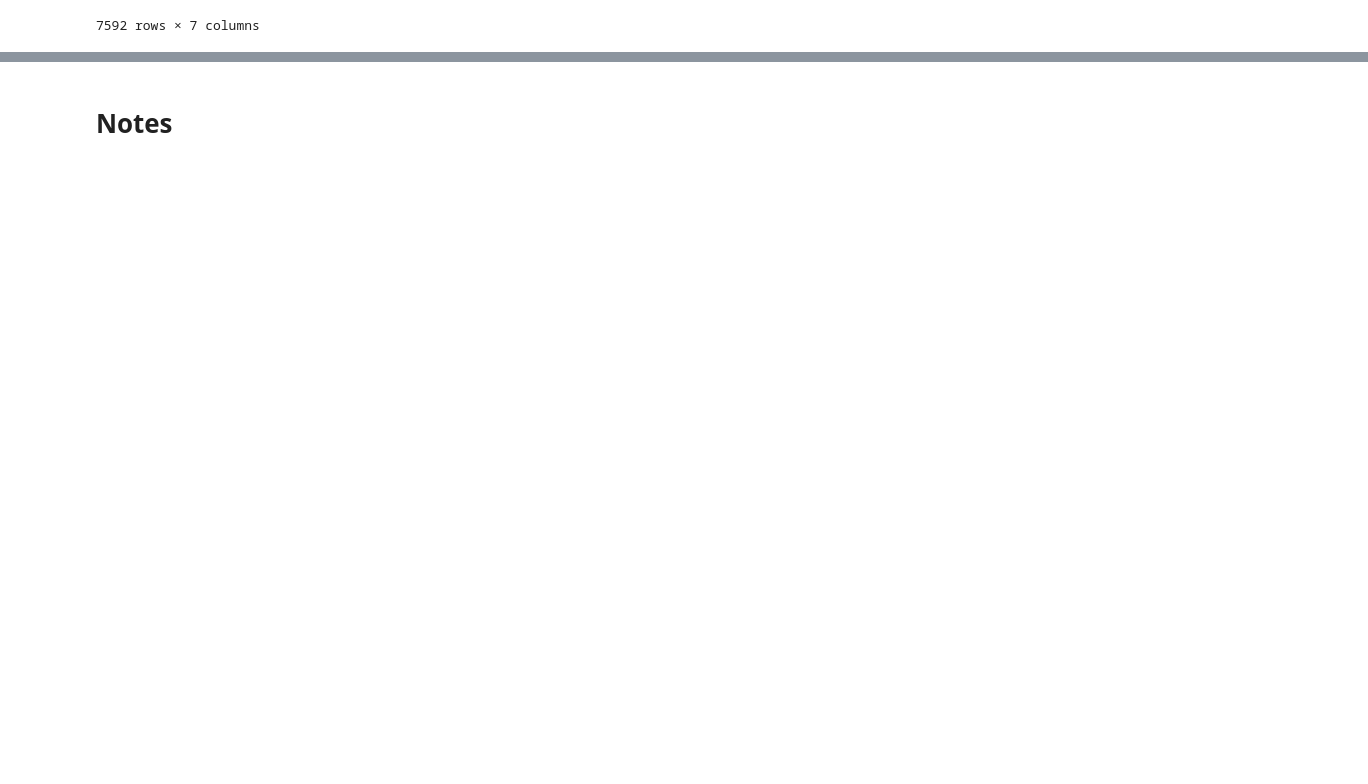
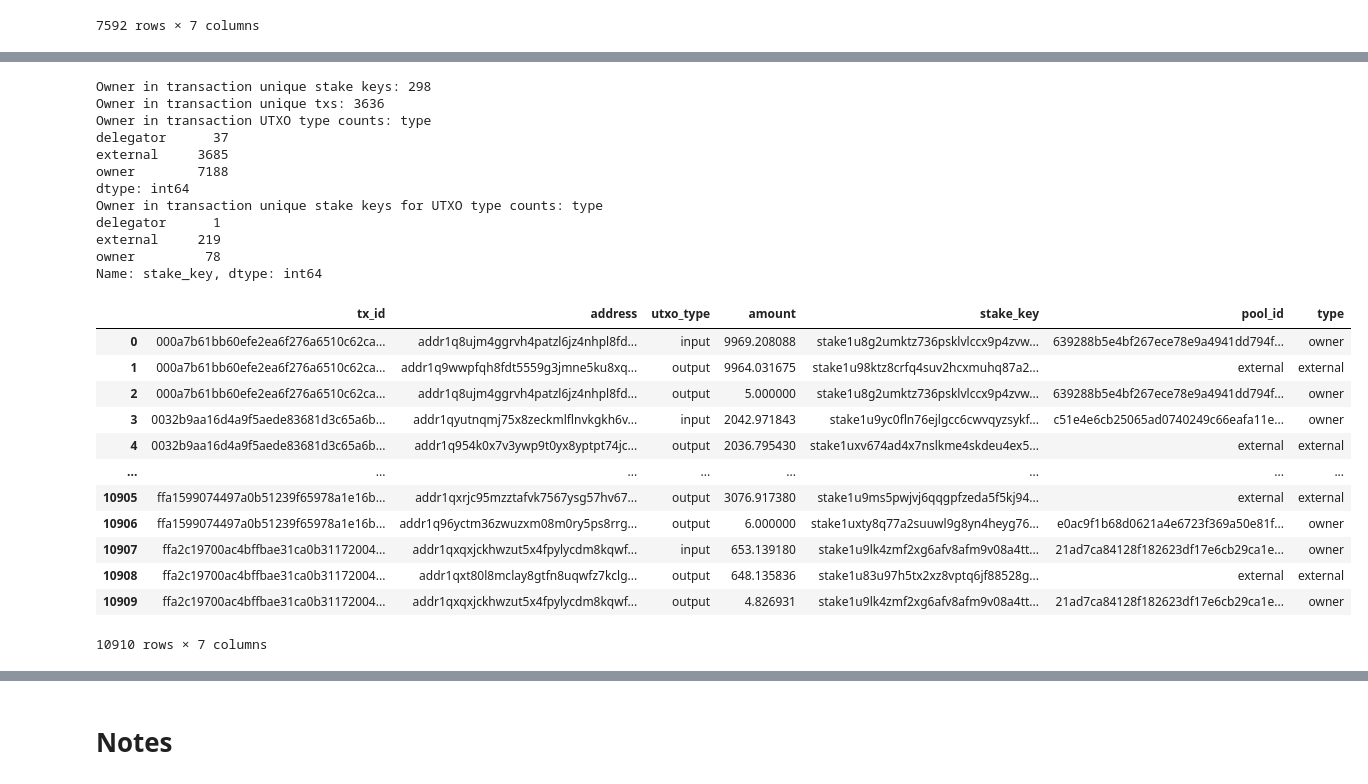
Before and after one commit to alvail/caa-cardano-exchanges, a Jupyter notebook: notebooks/binance.ipynb, the cells around one changed output, grey strips where cells are left out. Drawn from its saved outputs; the diff is of its cells as text; code cells hidden in the pictures; blank space fills up the shorter version.

```diff
--- a/notebooks/binance.ipynb
+++ b/notebooks/binance.ipynb
@@ -201,0 +186,20 @@ joined[joined['type'] == 'byron']
+# %%
+# !pip install pycardano
+from pycardano import Address, Network
+
+# Get stake key for all outside addresses
+def get_stake_key(address):
+    from pycardano import Address, Network
+    try:
+        addr = Address.from_primitive(address)
+        stake_key = Address(staking_part=addr.staking_part, network=Network.MAINNET)
+        return str(stake_key)
+    except Exception as e:
+        print(f"Error deriving stake key from address {address}: {e}")
+        return None
+
+
+joined['stake_key'] = joined.apply(lambda x: get_stake_key(x['address']) if pd.isna(x['stake_key']) else x['stake_key'], axis=1)
+joined.loc[joined['stake_key'].isna(), 'type'] = 'contract'
+joined['stake_key'].fillna(joined['address'], inplace=True)
+print('Total unique stake keys:', len(joined['stake_key'].unique()))
@@ -201,0 +254,34 @@ joined[joined['type'] == 'byron']
+# %%
+# keep only transaction which have type owner in in- or output
+owner_joined = joined.groupby('tx_id').apply(lambda x: x if x['type'].isin(['owner']).any() else None).reset_index(drop=True)
+print('Owner in transaction unique stake keys:', len(owner_joined['stake_key'].unique()))
+print('Owner in transaction unique txs:', len(owner_joined['tx_id'].unique()))
+print('Owner in transaction UTXO type counts:', owner_joined.groupby('type').size())
+print('Owner in transaction unique stake keys for UTXO type counts:', owner_joined.groupby('type')['stake_key'].unique().apply(len))
+owner_joined
+# %% [output]
+Owner in transaction unique stake keys: 298
+Owner in transaction unique txs: 3636
+Owner in transaction UTXO type counts: type
+delegator      37
+external     3685
+owner        7188
+dtype: int64
+Owner in transaction unique stake keys for UTXO type counts: type
+delegator      1
+external     219
+owner         78
+Name: stake_key, dtype: int64
+|  | tx_id | address | utxo_type | amount | stake_key | pool_id | type |
+| 0 | 000a7b61bb60efe2ea6f276a6510c62ca... | addr1q8ujm4ggrvh4patzl6jz4nhpl8fd... | input | 9969.208088 | stake1u8g2umktz736psklvlccx9p4zvw... | 639288b5e4bf267ece78e9a4941dd794f... | owner |
+| 1 | 000a7b61bb60efe2ea6f276a6510c62ca... | addr1q9wwpfqh8fdt5559g3jmne5ku8xq... | output | 9964.031675 | stake1u98ktz8crfq4suv2hcxmuhq87a2... | external | external |
+| 2 | 000a7b61bb60efe2ea6f276a6510c62ca... | addr1q8ujm4ggrvh4patzl6jz4nhpl8fd... | output | 5.000000 | stake1u8g2umktz736psklvlccx9p4zvw... | 639288b5e4bf267ece78e9a4941dd794f... | owner |
+| 3 | 0032b9aa16d4a9f5aede83681d3c65a6b... | addr1qyutnqmj75x8zeckmlflnvkgkh6v... | input | 2042.971843 | stake1u9yc0fln76ejlgcc6cwvqyzsykf... | c51e4e6cb25065ad0740249c66eafa11e... | owner |
+| 4 | 0032b9aa16d4a9f5aede83681d3c65a6b... | addr1q954k0x7v3ywp9t0yx8yptpt74jc... | output | 2036.795430 | stake1uxv674ad4x7nslkme4skdeu4ex5... | external | external |
+| ... | ... | ... | ... | ... | ... | ... | ... |
+| 10905 | ffa1599074497a0b51239f65978a1e16b... | addr1qxrjc95mzztafvk7567ysg57hv67... | output | 3076.917380 | stake1u9ms5pwjvj6qqgpfzeda5f5kj94... | external | external |
+| 10906 | ffa1599074497a0b51239f65978a1e16b... | addr1q96yctm36zwuzxm08m0ry5ps8rrg... | output | 6.000000 | stake1uxty8q77a2suuwl9g8yn4heyg76... | e0ac9f1b68d0621a4e6723f369a50e81f... | owner |
+| 10907 | ffa2c19700ac4bffbae31ca0b31172004... | addr1qxqxjckhwzut5x4fpylycdm8kqwf... | input | 653.139180 | stake1u9lk4zmf2xg6afv8afm9v08a4tt... | 21ad7ca84128f182623df17e6cb29ca1e... | owner |
+| 10908 | ffa2c19700ac4bffbae31ca0b31172004... | addr1qxt80l8mclay8gtfn8uqwfz7kclg... | output | 648.135836 | stake1u83u97h5tx2xz8vptq6jf88528g... | external | external |
+| 10909 | ffa2c19700ac4bffbae31ca0b31172004... | addr1qxqxjckhwzut5x4fpylycdm8kqwf... | output | 4.826931 | stake1u9lk4zmf2xg6afv8afm9v08a4tt... | 21ad7ca84128f182623df17e6cb29ca1e... | owner |
+10910 rows × 7 columns
```
Also changed, not shown: parts of 22 cells of this notebook, 7 other files.
